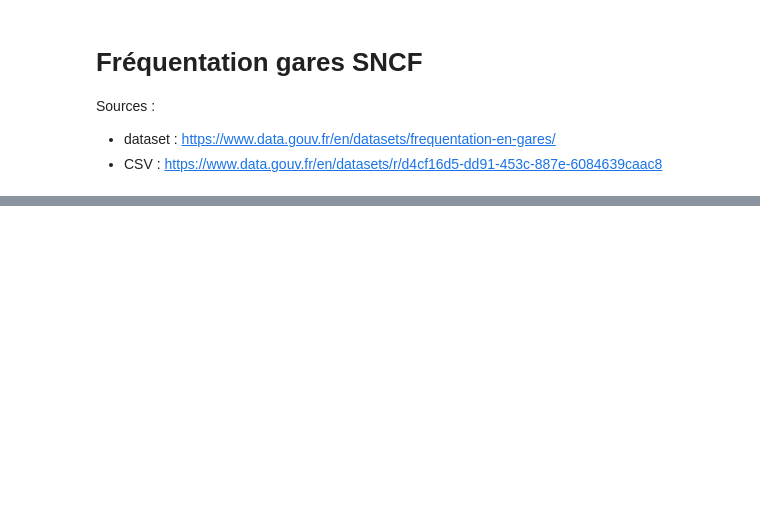
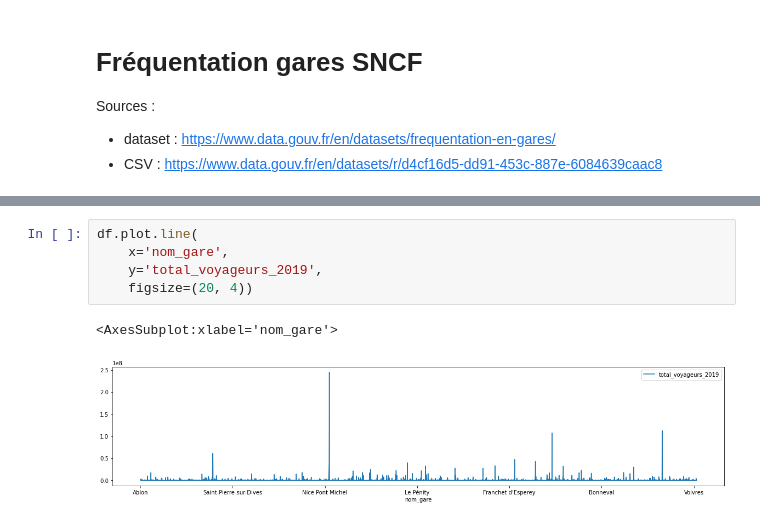
Before and after one commit to nicokosi/experimental-notebook, a Jupyter notebook: Fréquentation gares SNCF.ipynb, the cells around one changed output, grey strips where cells are left out. Drawn from its saved outputs; the diff is of its cells as text; blank space fills up the shorter version.

```diff
--- a/Fréquentation gares SNCF.ipynb
+++ b/Fréquentation gares SNCF.ipynb
@@ -45,0 +49,8 @@ df.head(10)
+# %%
+df.plot.line(
+    x='nom_gare',
+    y='total_voyageurs_2019',
+    figsize=(20, 4))
+# %% [output]
+<AxesSubplot:xlabel='nom_gare'>
+[figure, added]
```
Also changed, not shown: parts of 2 cells of this notebook.
